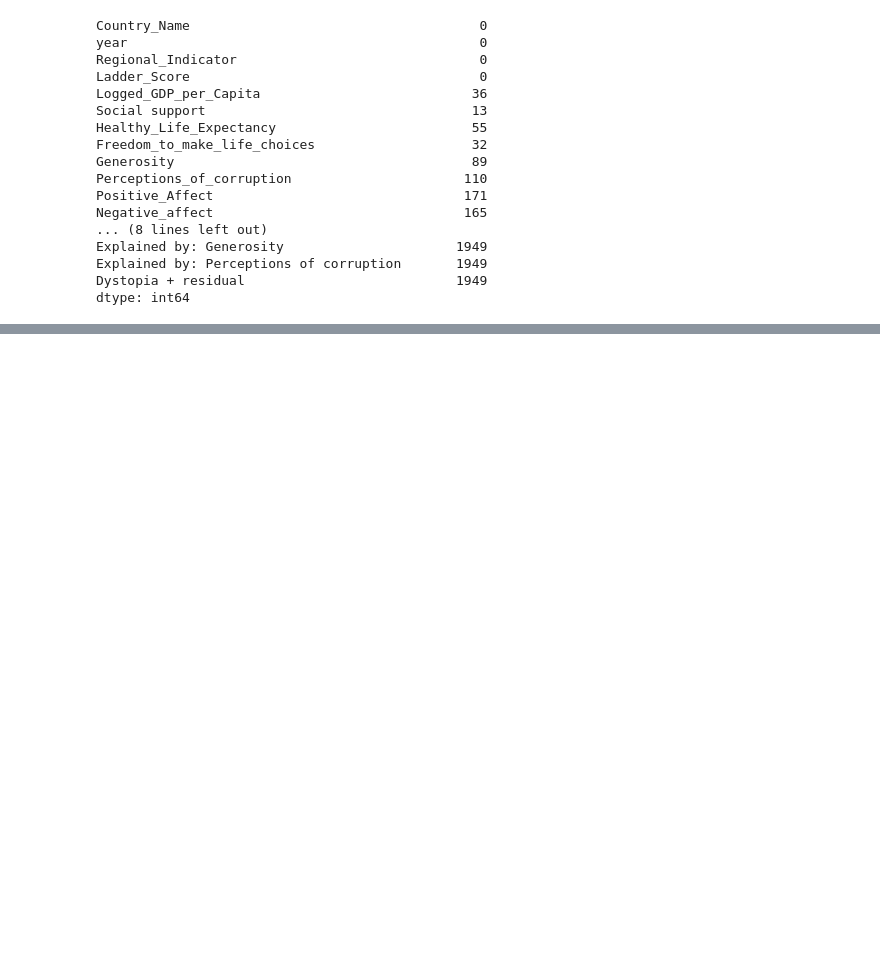
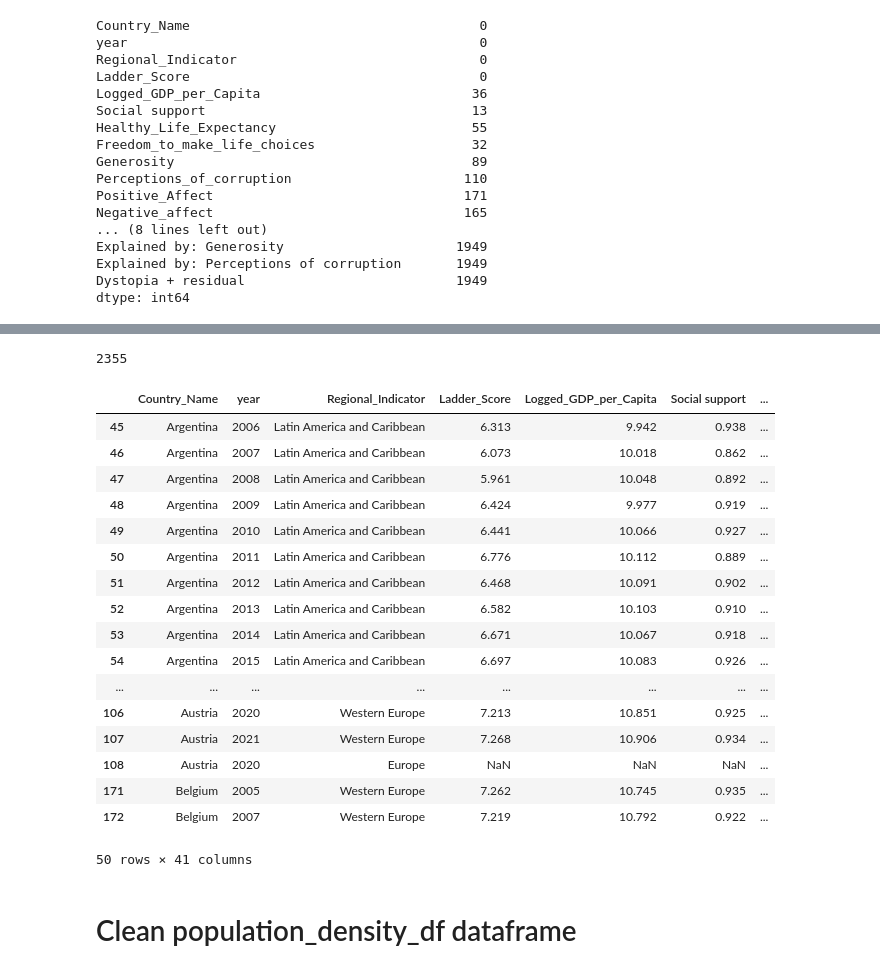
Before and after one commit to gonzalezbrittany/Happiness_Project, a Jupyter notebook: Dataset_Cleanup.ipynb, the cells around one changed output, grey strips where cells are left out. Drawn from its saved outputs; the diff is of its cells as text; code cells hidden in the pictures; blank space fills up the shorter version.

```diff
--- a/Dataset_Cleanup.ipynb
+++ b/Dataset_Cleanup.ipynb
@@ -228,0 +313,2 @@ happiness_scores_alchohol[~happiness_scores_alchohol['both_gender'].isnull()].he
+# %%
+happiness_scores_alchohol_covid_df = pd.merge(happiness_scores_alchohol,covid_data_df,on=['Country_Name', 'year', 'Regional_Indicator'],how='outer')
@@ -228,0 +378,3 @@ happiness_scores_alchohol[~happiness_scores_alchohol['both_gender'].isnull()].he
+# %%
+screen_time_df = screen_time_df.drop(columns="Country_Source")
+screen_time_df.head()
@@ -228,0 +393,4 @@ happiness_scores_alchohol[~happiness_scores_alchohol['both_gender'].isnull()].he
+# %%
+#rename columns
+screen_time_df.rename(columns = {'Country_Clean': 'Country_Name'}, inplace = True)
+screen_time_df.rename(columns = {'Average screen time': 'Average_screen_time'}, inplace = True)
@@ -228,0 +406,3 @@ happiness_scores_alchohol[~happiness_scores_alchohol['both_gender'].isnull()].he
+# %%
+#combine datasets
+happiness_scores_alchohol_covid__screen_df = pd.merge(happiness_scores_alchohol_covid_df,screen_time_df,on=['Country_Name'],how='outer')
@@ -228,0 +445,29 @@ happiness_scores_alchohol[~happiness_scores_alchohol['both_gender'].isnull()].he
+# %%
+#compare NA values to dataset row count
+len(happiness_scores_alchohol_covid__screen_df)
+# %% [output]
+2355
+# %%
+#View rows that have non-NA values for COVID to ensure join worked correctly
+happiness_scores_alchohol_covid__screen_df[~happiness_scores_alchohol_covid__screen_df['Average_screen_time'].isnull()].head(50)
+# %% [output]
+|  | Country_Name | year | Regional_Indicator | Ladder_Score | Logged_GDP_per_Capita | Social support | ... |
+| 45 | Argentina | 2006 | Latin America and Caribbean | 6.313 | 9.942 | 0.938 | ... |
+| 46 | Argentina | 2007 | Latin America and Caribbean | 6.073 | 10.018 | 0.862 | ... |
+| 47 | Argentina | 2008 | Latin America and Caribbean | 5.961 | 10.048 | 0.892 | ... |
+| 48 | Argentina | 2009 | Latin America and Caribbean | 6.424 | 9.977 | 0.919 | ... |
+| 49 | Argentina | 2010 | Latin America and Caribbean | 6.441 | 10.066 | 0.927 | ... |
+| 50 | Argentina | 2011 | Latin America and Caribbean | 6.776 | 10.112 | 0.889 | ... |
+| 51 | Argentina | 2012 | Latin America and Caribbean | 6.468 | 10.091 | 0.902 | ... |
+| 52 | Argentina | 2013 | Latin America and Caribbean | 6.582 | 10.103 | 0.910 | ... |
+| 53 | Argentina | 2014 | Latin America and Caribbean | 6.671 | 10.067 | 0.918 | ... |
+| 54 | Argentina | 2015 | Latin America and Caribbean | 6.697 | 10.083 | 0.926 | ... |
+| ... | ... | ... | ... | ... | ... | ... | ... |
+| 106 | Austria | 2020 | Western Europe | 7.213 | 10.851 | 0.925 | ... |
+| 107 | Austria | 2021 | Western Europe | 7.268 | 10.906 | 0.934 | ... |
+| 108 | Austria | 2020 | Europe | NaN | NaN | NaN | ... |
+| 171 | Belgium | 2005 | Western Europe | 7.262 | 10.745 | 0.935 | ... |
+| 172 | Belgium | 2007 | Western Europe | 7.219 | 10.792 | 0.922 | ... |
+50 rows × 41 columns
+# %% [markdown]
+# Clean population_density_df dataframe
```
Also changed, not shown: parts of 88 cells of this notebook.
